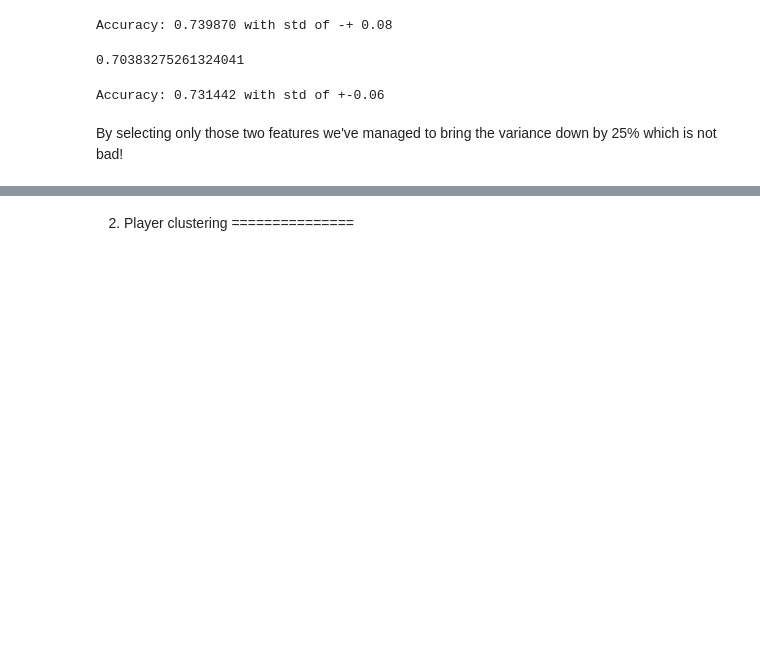
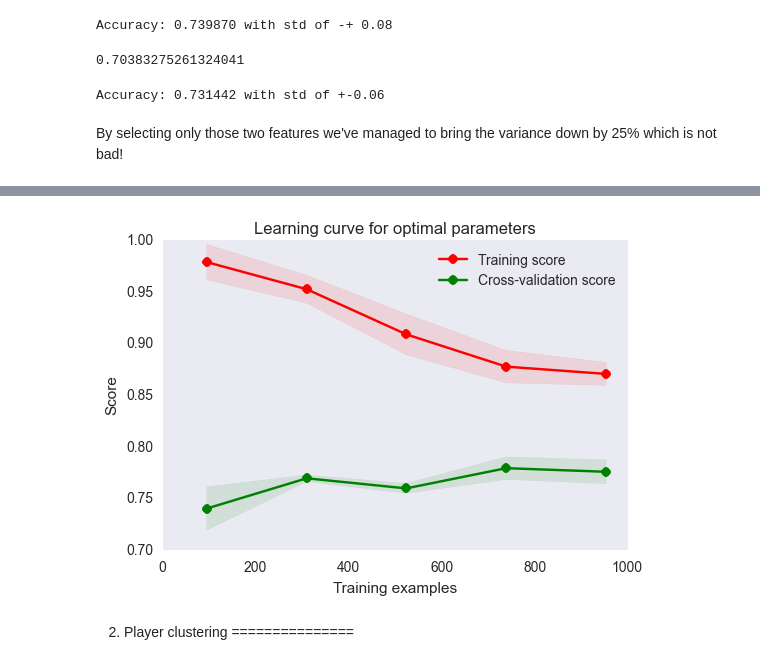
Before and after one commit to SolalPirelli/ADA2016, a Jupyter notebook: 04 - Applied ML/04 - Applied ML.ipynb, the cells around one changed output, grey strips where cells are left out. Drawn from its saved outputs; the diff is of its cells as text; code cells hidden in the pictures; blank space fills up the shorter version.

```diff
--- a/04 - Applied ML/04 - Applied ML.ipynb
+++ b/04 - Applied ML/04 - Applied ML.ipynb
@@ -361,3 +399,8 @@ By selecting only those two features we've managed to bring the variance down by
+# %%
+forest = RandomForestClassifier(n_estimators=22, max_features=5, max_depth=8)
+plot_learning_curve(forest, "Learning curve for optimal parameters", features, r['skintone']).show()
+# %% [output]
+[figure, added]
 # %% [markdown]
 2. Player clustering
 ===============
```
Also changed, not shown: parts of 16 cells of this notebook, 2 other files.
